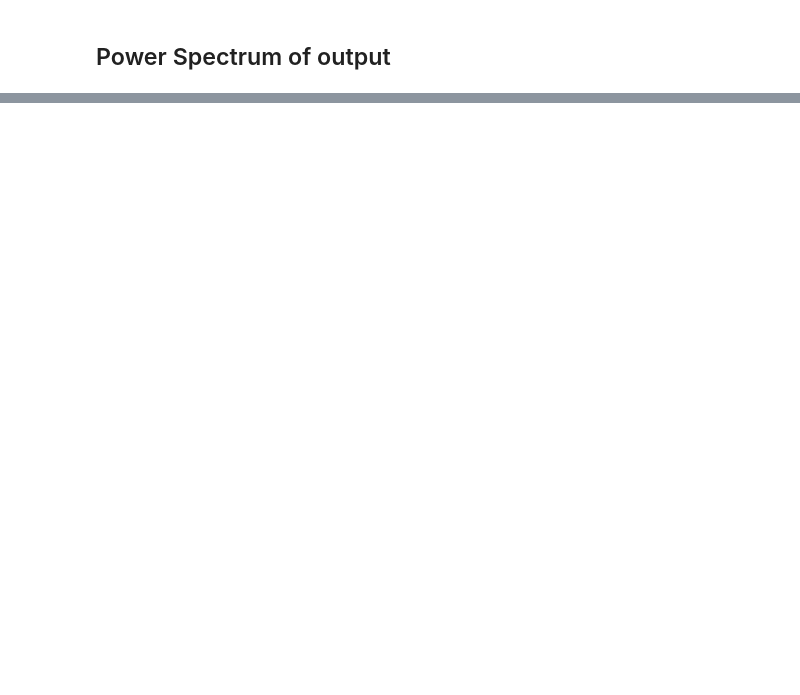
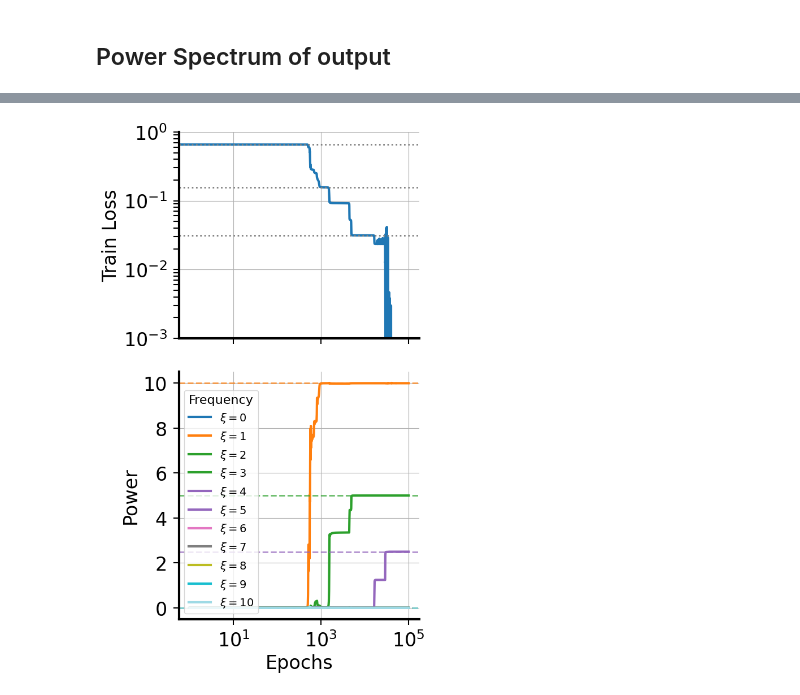
Before and after one commit to danielkunin/alternating-gradient-flows, a Jupyter notebook: modular arithmetic.ipynb, the cells around one changed output, grey strips where cells are left out. Drawn from its saved outputs; the diff is of its cells as text; code cells hidden in the pictures; blank space fills up the shorter version.

```diff
--- a/modular arithmetic.ipynb
+++ b/modular arithmetic.ipynb
@@ -653,0 +540,98 @@ plt.show()
+# %%
+# import numpy as np
+import matplotlib.pyplot as plt
+import matplotlib.cm as cm
+import torch
+
+# === SETTINGS ===
+p = Y_tensor.shape[1]
+num_freqs = p // 2 + 1
+
+# === Compute power spectrum of template ===
+freq, power = get_power(template)
+valid = power > 1e-20
+freq, power = freq[valid], power[valid]
+sorted_idx = np.argsort(-power)
+freq, power = freq[sorted_idx], power[sorted_idx]
+
+# === Theory lines ===
+alpha_values = [np.sum(power[k:]) for k in range(len(power))]
+coef = 1 / p
+theta0 = np.sqrt(2) * model.init_scale
+uMax = [np.sqrt(2 * p / 27) * (p * power[k] / 2)**(3/2) / p**2 for k in range(len(power))]
+tau_values = [(1 / theta0 - 1) / (3 * uMax[k]) for k in range(len(uMax))]
+step_size = 2 * coef * lr / (1 - mom)
+
+# === Compute output power over time ===
+num_points = 1000
+steps = np.unique(np.logspace(0, np.log10(len(param_history) - 1), num_points, dtype=int))
+cmap = plt.colormaps.get_cmap('tab20').resampled(num_freqs)
+colors = [cmap(i) for i in range(num_freqs)]
+manual_colors = {
+    0: 'tab:blue',
+    1: 'tab:orange',
+    3: 'tab:green',
+    5: 'tab:purple',
+}
+colors = [manual_colors.get(i, cmap(i)) for i in range(num_freqs)]
+
+powers_over_time = []
+
+for step in steps:
+    model.load_state_dict(param_history[step])
+    model.eval()
+    with torch.no_grad():
+        outputs = model(X_tensor)
+        ft = np.fft.rfft(outputs.detach().cpu().numpy(), axis=1)
+        avg_power = np.mean(np.abs(ft), axis=0)
+        powers_over_time.append(avg_power)
+
+powers_over_time = np.array(powers_over_time)  # shape: (steps, freqs)
+
+# === Template power for horizontal lines ===
+template_ft = np.fft.rfft(template)
+template_power = np.abs(template_ft)[:num_freqs]
+
+# === PLOTTING ===
+fig, (ax1, ax2) = plt.subplots(2, 1, figsize=(6, 10), sharex=True, height_ratios=[1, 1.2])
+
+# --- Top: Loss ---
+ax1.plot(loss_history, lw=3, color='tab:blue', label='Train Loss')
+ax1.set_yscale('log')
+ax1.set_ylabel("Train Loss", fontsize=24)
+ax1.tick_params(labelbottom=False)
+ax1.set_xticklabels([])
+
+for k, alpha in enumerate(alpha_values):
+    color = colors[k]
+    ax1.axhline(y=coef * alpha, color='grey', linestyle='dotted', linewidth=2)
+# for k, tau in enumerate(tau_values):
+#     color = colors[k + 1]
+#     ax1.axvline(x=tau / step_size, color=color, linestyle='dashed', linewidth=2)
+
+# --- Bottom: Fourier Power ---
+for k in range(num_freqs):
+    color = colors[k]
+    ax2.plot(steps, powers_over_time[:, k], color=color, lw=3, label=fr"$\xi = {k}$")
+    ax2.axhline(template_power[k], color=color, linestyle='dashed', linewidth=2, alpha=0.7)
+
+ax2.set_ylabel("Power", fontsize=24)
+ax2.set_xlabel("Epochs", fontsize=24)
+ax2.legend(fontsize=14, title="Frequency", title_fontsize=16, loc='lower left')
+
+# --- Formatting ---
+ax1.set_xscale('log')
+ax2.set_xscale('log')
+style_axes(ax1)
+style_axes(ax2)
+ax1.grid(True)
+ax2.grid(True)
+
+ax1.set_ylim(1e-3, 1e0)
+ax1.tick_params(labelbottom=False)
+
+plt.tight_layout()
+plt.savefig("combined_loss_power.pdf", bbox_inches="tight")
+plt.show()
+# %% [output]
+[figure, added]
```
Also changed, not shown: parts of 8 cells of this notebook.
